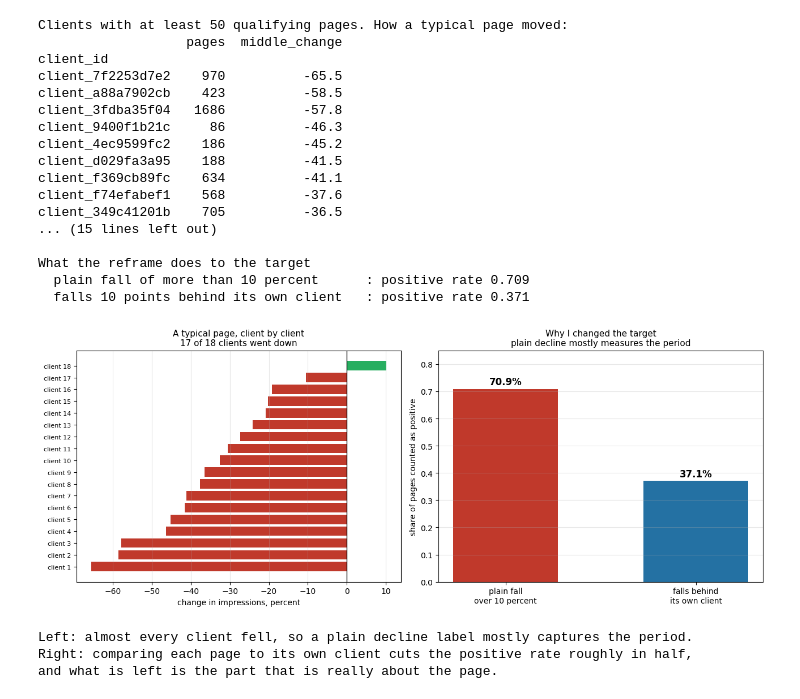
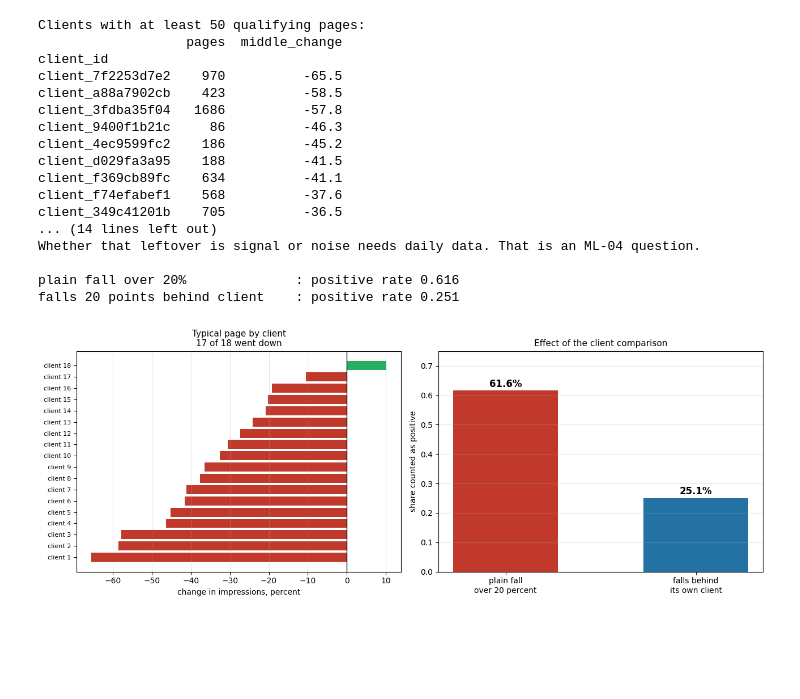
Before and after one commit to AsserGharib1/flyrank-internshipML, a Jupyter notebook: work/notebooks/w02_ml_task_framing.ipynb, the cells around one changed output. Drawn from its saved outputs; the diff is of its cells as text; code cells hidden in the pictures; blank space fills up the shorter version.

```diff
--- a/work/notebooks/w02_ml_task_framing.ipynb
+++ b/work/notebooks/w02_ml_task_framing.ipynb
@@ -267,34 +226,33 @@ Every group falls. So this is not small pages being noisy. The whole snapshot is
 # %%
-# Building the target. Falling behind your own client.
+# Build the target, and check how much of the movement sits with the client.
 
-client_middle = mv.groupby("client_id").change_pct.transform("median")
-mv["gap_vs_client"] = mv.change_pct - client_middle
+client_median = mv.groupby("client_id").change_pct.transform("median")
+mv["gap_vs_client"] = mv.change_pct - client_median
 
-FALLING_BEHIND_CUTOFF = -10   # my choice, defended in section 3
-mv["target_falls_behind"] = (mv.gap_vs_client <= FALLING_BEHIND_CUTOFF).astype(int)
+GAP_CUTOFF = -20   # provisional modelling choice, revisited in ML-04
+mv["target_falls_behind"] = (mv.gap_vs_client <= GAP_CUTOFF).astype(int)
 
 per_client = (mv.groupby("client_id")
                 .agg(pages=("change_pct", "size"), middle_change=("change_pct", "median"))
-                .query("pages >= 50")
-                .sort_values("middle_change").round(1))
-print("Clients with at least 50 qualifying pages. How a typical page moved:")
+                .query("pages >= 50").sort_values("middle_change").round(1))
+print("Clients with at least 50 qualifying pages:")
 print(per_client.to_string())
 print()
-print(f"  clients where the typical page went UP: {(per_client.middle_change > 0).sum()} of {len(per_client)}")
+print(f"  clients whose typical page went up: {(per_client.middle_change > 0).sum()} of {len(per_client)}")
 print()
 
-total_spread = mv.change_pct.clip(-300, 300).var()
-left_over    = (mv.change_pct - client_middle).clip(-300, 300).var()
-print(f"How much of the movement is explained just by which client a page belongs to: "
-      f"{(1 - left_over/total_spread):.1%}")
-print("So the client sets the level, but most of the movement still happens inside a client.")
-print("Whether that leftover is real signal or noise is the open question for ML-04.")
+# Share of variance associated with client, using eta squared on group means.
+grouped = mv.groupby("client_id").change_pct
+between = (grouped.size() * (grouped.mean() - mv.change_pct.mean()) ** 2).sum()
+total = ((mv.change_pct - mv.change_pct.mean()) ** 2).sum()
+print(f"Share of variance associated with client identity: {between/total:.1%}")
+print("So client medians differ a lot, but most of the spread still sits within a client.")
+print("Whether that leftover is signal or noise needs daily data. That is an ML-04 question.")
 print()
-print("What the reframe does to the target")
-print(f"  plain fall of more than 10 percent      : positive rate {(mv.change_pct < -10).mean():.3f}")
-print(f"  falls 10 points behind its own client   : positive rate {mv.target_falls_behind.mean():.3f}")
+print(f"plain fall over 20%              : positive rate {(mv.change_pct < -20).mean():.3f}")
+print(f"falls 20 points behind client    : positive rate {mv.target_falls_behind.mean():.3f}")
 # %% [output]
-Clients with at least 50 qualifying pages. How a typical page moved:
+Clients with at least 50 qualifying pages:
                    pages  middle_change
 client_id
 client_7f2253d7e2    970          -65.5
@@ -306,48 +264,39 @@ client_d029fa3a95    188          -41.5
 client_f369cb89fc    634          -41.1
 client_f74efabef1    568          -37.6
 client_349c41201b    705          -36.5
-... (15 lines left out)
+... (14 lines left out)
+Whether that leftover is signal or noise needs daily data. That is an ML-04 question.
 
-What the reframe does to the target
-  plain fall of more than 10 percent      : positive rate 0.709
-  falls 10 points behind its own client   : positive rate 0.371
+plain fall over 20%              : positive rate 0.616
+falls 20 points behind client    : positive rate 0.251
 # %%
-# One picture of the two findings that decided my target.
+# One picture of the two things that shaped the target.
 
-fig, axes = plt.subplots(1, 2, figsize=(13, 5.2))
+fig, axes = plt.subplots(1, 2, figsize=(13, 5))
 
-# Left: how a typical page moved, client by client.
 p = per_client.sort_values("middle_change")
-colors = ["#c0392b" if v < 0 else "#27ae60" for v in p.middle_change]
-axes[0].barh(range(len(p)), p.middle_change, color=colors)
+axes[0].barh(range(len(p)), p.middle_change,
+             color=["#c0392b" if v < 0 else "#27ae60" for v in p.middle_change])
 axes[0].axvline(0, color="black", linewidth=1)
 axes[0].set_yticks(range(len(p)))
 axes[0].set_yticklabels([f"client {i+1}" for i in range(len(p))], fontsize=8)
 axes[0].set_xlabel("change in impressions, percent")
-axes[0].set_title("A typical page, client by client\n17 of 18 clients went down", fontsize=11)
+axes[0].set_title("Typical page by client\n17 of 18 went down", fontsize=11)
 axes[0].grid(axis="x", alpha=0.3)
 
-# Right: what the reframe does to the base rate.
-plain = (mv.change_pct < -10).mean()
-rel   = mv.target_falls_behind.mean()
-bars = axes[1].bar(["plain fall\nover 10 percent", "falls behind\nits own client"],
+plain = (mv.change_pct < -20).mean()
+rel = mv.target_falls_behind.mean()
+bars = axes[1].bar(["plain fall\nover 20 percent", "falls behind\nits own client"],
                    [plain, rel], color=["#c0392b", "#2471a3"], width=0.55)
 for b, v in zip(bars, [plain, rel]):
-    axes[1].text(b.get_x() + b.get_width()/2, v + 0.015, f"{v:.1%}",
+    axes[1].text(b.get_x() + b.get_width()/2, v + 0.012, f"{v:.1%}",
                  ha="center", fontsize=12, fontweight="bold")
-axes[1].set_ylim(0, 0.85)
-axes[1].set_ylabel("share of pages counted as positive")
-axes[1].set_title("Why I changed the target\nplain decline mostly measures the period", fontsize=11)
+axes[1].set_ylim(0, 0.75)
+axes[1].set_ylabel("share counted as positive")
+axes[1].set_title("Effect of the client comparison", fontsize=11)
 axes[1].grid(axis="y", alpha=0.3)
 
 plt.tight_layout()
 plt.show()
-
-print("Left: almost every client fell, so a plain decline label mostly captures the period.")
-print("Right: comparing each page to its own client cuts the positive rate roughly in half,")
-print("and what is left is the part that is really about the page.")
 # %% [output]
-[figure, old version]
+[figure, new version]
-Left: almost every client fell, so a plain decline label mostly captures the period.
-Right: comparing each page to its own client cuts the positive rate roughly in half,
-and what is left is the part that is really about the page.
```
Also changed, not shown: parts of 22 cells of this notebook.
